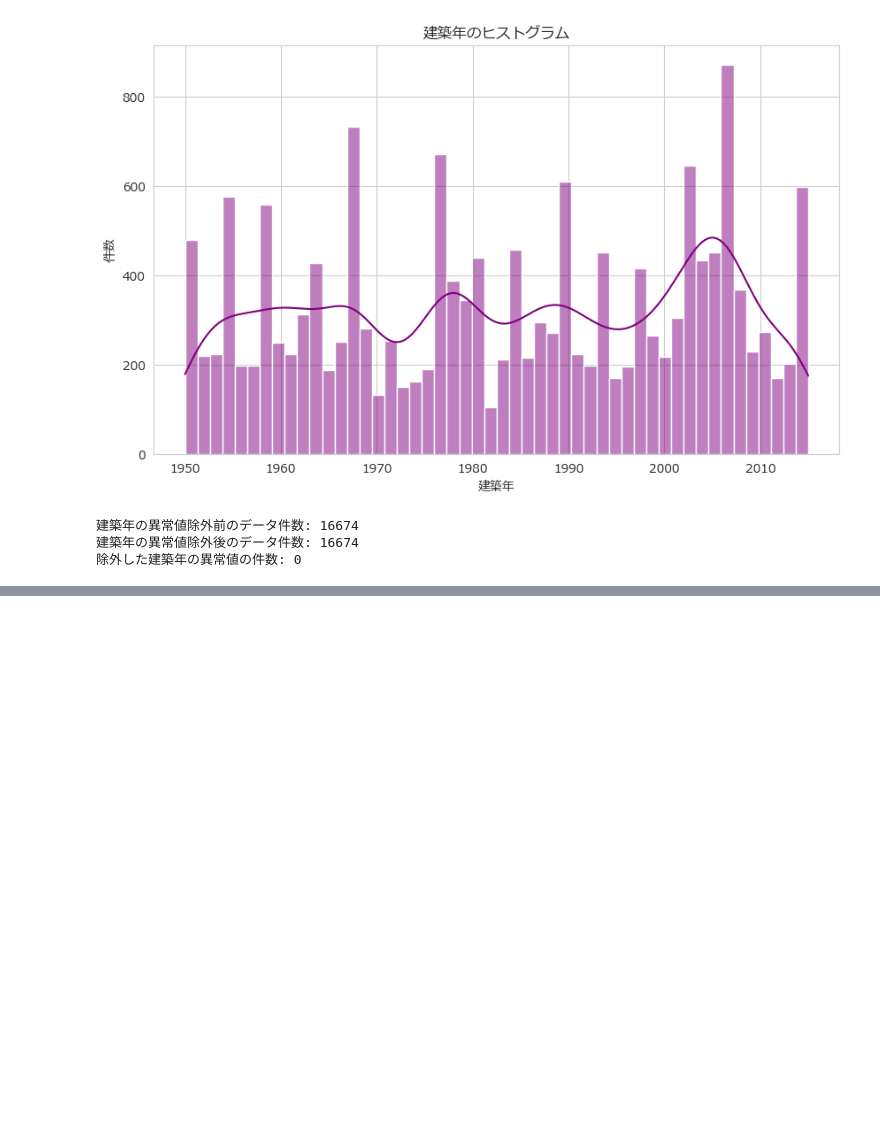
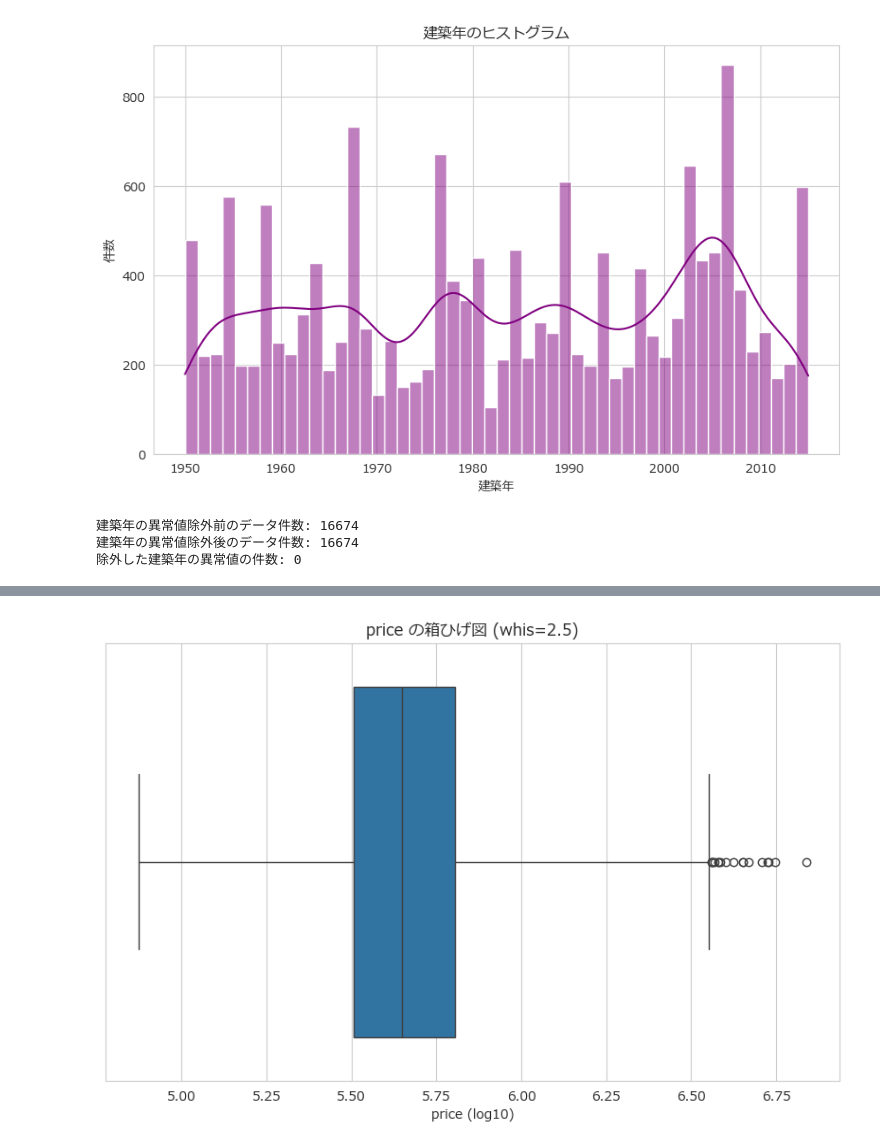
Before and after one commit to Naisinn/dataScientist_exam, a Jupyter notebook: analisis.ipynb, the cells around one changed output, grey strips where cells are left out. Drawn from its saved outputs; the diff is of its cells as text; code cells hidden in the pictures; blank space fills up the shorter version.

```diff
--- a/analisis.ipynb
+++ b/analisis.ipynb
@@ -608,0 +344,83 @@ findfont: Font family 'IPAexGothic' not found.
+# %%
+import numpy as np
+import pandas as pd
+import matplotlib.pyplot as plt
+import seaborn as sns
+
+# 日本語フォントの設定
+plt.rcParams['font.family'] = 'meiryo'
+
+# 上限値を保存する辞書を初期化
+upper_limits = {}
+
+def plot_boxplot_custom_whis(df, column, custom_whis=1.5, log_transform=False):
+    """
+    指定した列の箱ひげ図をカスタムwhisでプロットし、上限値を計算して保存する関数。
+
+    Parameters:
+    - df: pandas DataFrame
+    - column: str, 処理対象の列名
+    - custom_whis: float, IQRに乗じる係数
+    - log_transform: bool, 対数変換を行うかどうか
+    """
+    if log_transform:
+        # 対数変換
+        data = np.log10(df[column])
+        xlabel = f"{column} (log10)"
+    else:
+        data = df[column]
+        xlabel = column
+
+    # 箱ひげ図の作成
+    plt.figure(figsize=(10, 6))
+    sns.boxplot(x=data, whis=custom_whis)
+    plt.title(f"{column} の箱ひげ図 (whis={custom_whis})")
+    plt.xlabel(xlabel)
+    plt.show()
+
+    # 四分位数とIQRの計算
+    Q1 = data.quantile(0.25)
+    Q3 = data.quantile(0.75)
+    IQR = Q3 - Q1
+    upper_whisker = Q3 + custom_whis * IQR
+
+    if log_transform:
+        # 元のスケールに戻す
+        upper_limit = 10 ** upper_whisker
+    else:
+        upper_limit = upper_whisker
+
+    # 上限値を辞書に保存
+    upper_limits[column] = upper_limit
+
+    print(f"--- {column} の上限値 ---")
+    if log_transform:
+        print(f"箱ひげ図の上限（対数スケール）: {upper_whisker:.2f}")
+        print(f"箱ひげ図の上限（元のスケール）: {upper_limit:,.2f} 平方フィート")
+    else:
+        print(f"{column} の上限: {upper_limit:,.2f}")
+    print("\n")
+
+# 処理対象の列と設定（各列ごとに異なるwhisを設定）
+columns_to_plot = [
+    #{'column': 'sqft_lot', 'custom_whis': 6.0, 'log_transform': True},
+    {'column': 'price', 'custom_whis': 2.5, 'log_transform': True},
+    {'column': 'sqft_living', 'custom_whis': 2.0, 'log_transform': True},
+    # 必要に応じて他の列も追加
+]
+
+# 箱ひげ図のプロットと上限値の計算
+for col in columns_to_plot:
+    plot_boxplot_custom_whis(
+        df=data,
+        column=col['column'],
+        custom_whis=col['custom_whis'],
+        log_transform=col['log_transform']
+    )
+
+# 上限値の確認
+print("計算された上限値:")
+for column, limit in upper_limits.items():
+    print(f"{column}: {limit:,.2f}")
+# %% [output]
+[figure, added]
```
Also changed, not shown: parts of 42 cells of this notebook.
